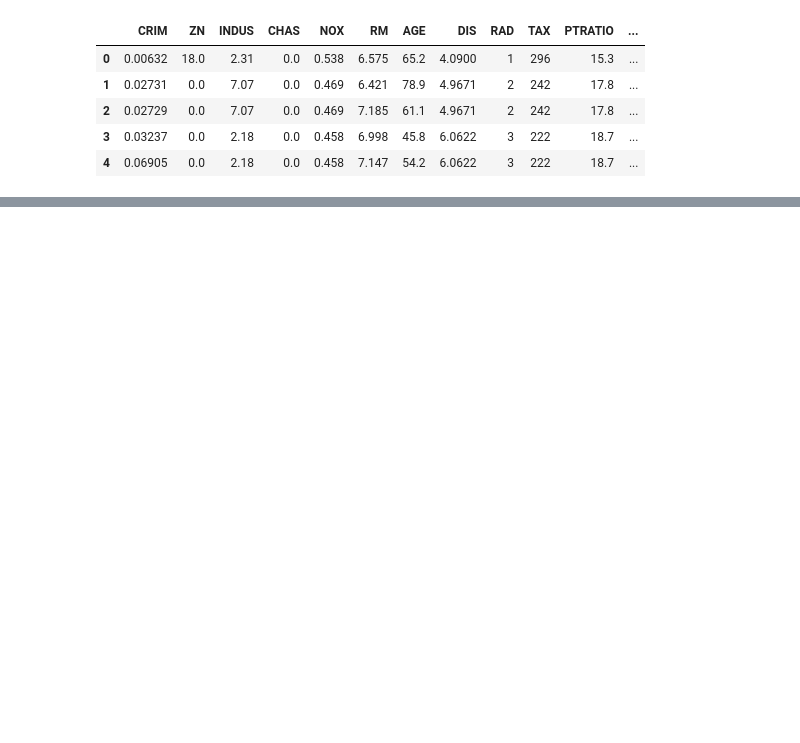
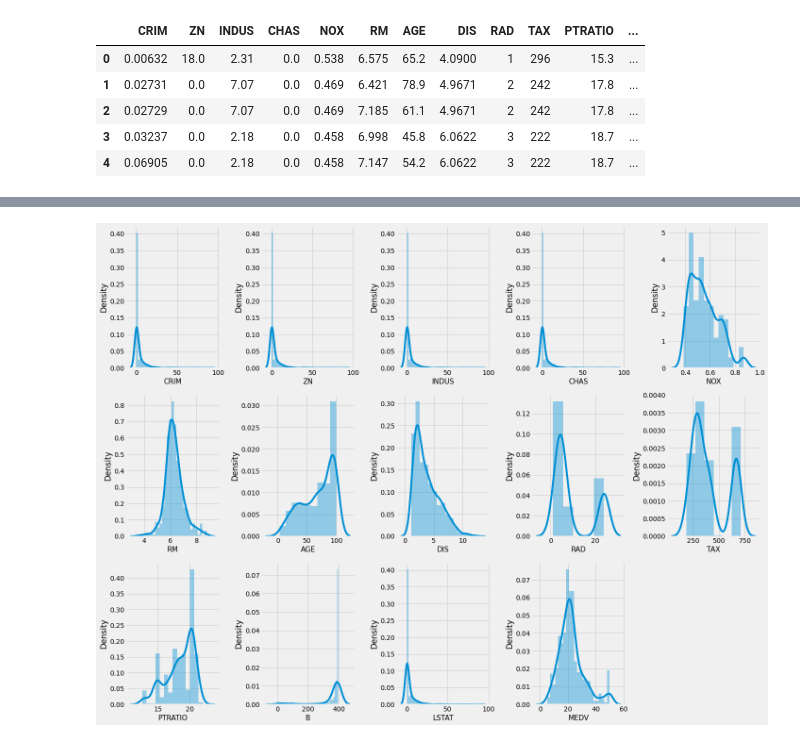
Before and after one commit to Mhsm2012/boton_data_linear_regression, a Jupyter notebook: house_price_linear_regression.ipynb, the cells around one changed output, grey strips where cells are left out. Saved outputs shown, nothing was run; the diff lists cells and outputs as text; code cells hidden in the pictures; blank space fills up the shorter version.

```diff
--- a/house_price_linear_regression.ipynb
+++ b/house_price_linear_regression.ipynb
@@ -24,0 +79,7 @@ data.head()
+# %%
+ data['CRIM']= data['CRIM'].fillna(0)
+ data['ZN']= data['ZN'].fillna(0)
+ data['INDUS']= data['INDUS'].fillna(0)
+ data['CHAS']= data['CHAS'].fillna(0)
+ data['LSTAT']= data['LSTAT'].fillna(0)
+ data['AGE']=data['AGE'].fillna((data['AGE'].mean()))
@@ -24,0 +104,19 @@ data.head()
+# %%
+# see distribution of data
+# Let's see how data is distributed for every column
+
+plt.figure(figsize = (20, 15))
+plotnumber = 1
+
+for column in data:
+    if plotnumber <= 14:
+        ax = plt.subplot(3, 5, plotnumber)
+        sns.distplot(data[column])
+        plt.xlabel(column, fontsize = 15)
+
+    plotnumber += 1
+
+plt.tight_layout()
+plt.show()
+# %% [output]
+[figure, added]
```
Also changed, not shown: parts of 5 cells of this notebook.
